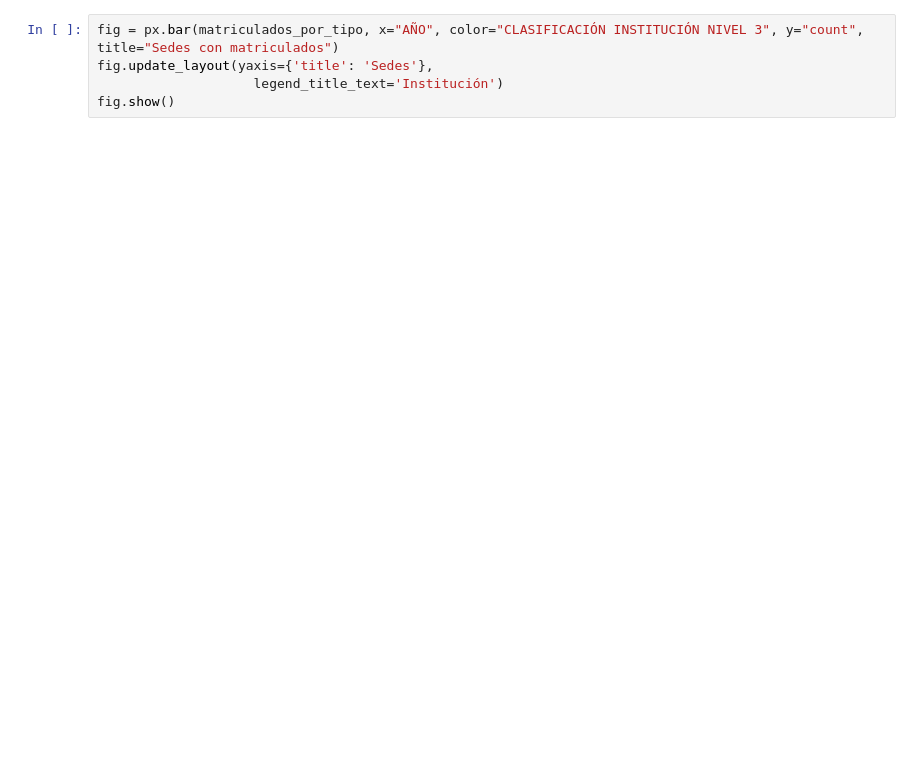
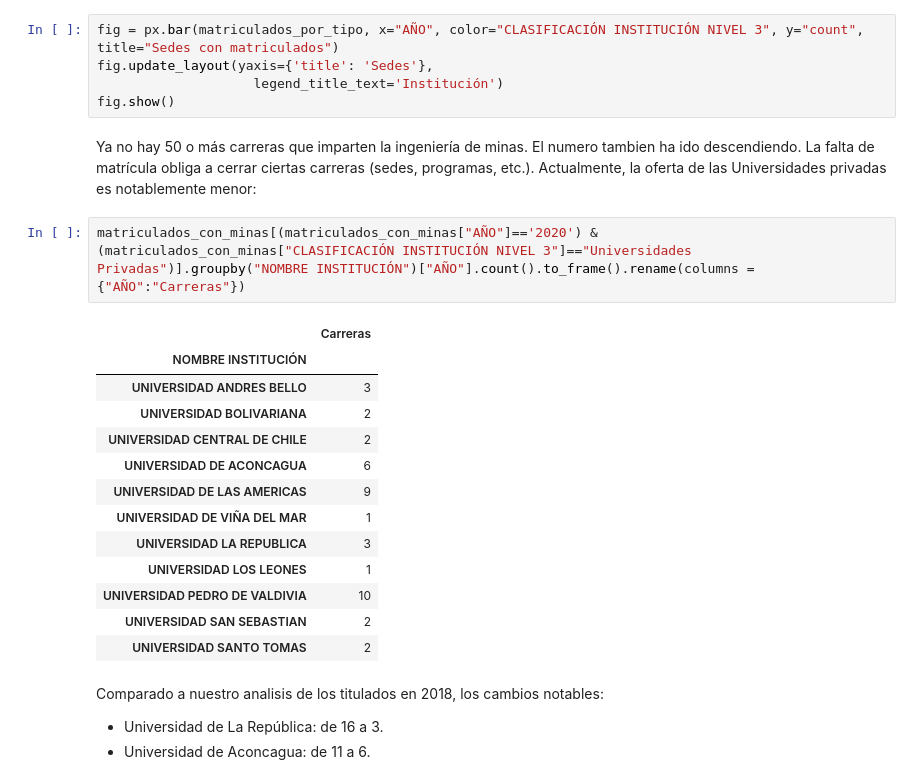
Before and after one commit to gnelis/Empleabilidad, a Jupyter notebook: analisis.ipynb, the cells around one changed output. Drawn from its saved outputs; the diff is of its cells as text; blank space fills up the shorter version.

```diff
--- a/analisis.ipynb
+++ b/analisis.ipynb
@@ -37,3 +101,25 @@ fig = px.bar(matriculados_por_tipo, x="AÑO", color="CLASIFICACIÓN INSTITUCIÓN
 fig.update_layout(yaxis={'title': 'Sedes'},
                     legend_title_text='Institución')
 fig.show()
+# %% [markdown]
+Ya no hay 50 o más carreras que imparten la ingeniería de minas. El numero tambien ha ido descendiendo. La falta de matrícula obliga a cerrar ciertas carreras (sedes, programas, etc.). Actualmente, la oferta de las Universidades privadas es notablemente menor:
+# %%
+matriculados_con_minas[(matriculados_con_minas["AÑO"]=='2020') & (matriculados_con_minas["CLASIFICACIÓN INSTITUCIÓN NIVEL 3"]=="Universidades Privadas")].groupby("NOMBRE INSTITUCIÓN")["AÑO"].count().to_frame().rename(columns = {"AÑO":"Carreras"})
+# %% [output]
+|  | Carreras |
+| NOMBRE INSTITUCIÓN |  |
+| UNIVERSIDAD ANDRES BELLO | 3 |
+| UNIVERSIDAD BOLIVARIANA | 2 |
+| UNIVERSIDAD CENTRAL DE CHILE | 2 |
+| UNIVERSIDAD DE ACONCAGUA | 6 |
+| UNIVERSIDAD DE LAS AMERICAS | 9 |
+| UNIVERSIDAD DE VIÑA DEL MAR | 1 |
+| UNIVERSIDAD LA REPUBLICA | 3 |
+| UNIVERSIDAD LOS LEONES | 1 |
+| UNIVERSIDAD PEDRO DE VALDIVIA | 10 |
+| UNIVERSIDAD SAN SEBASTIAN | 2 |
+| UNIVERSIDAD SANTO TOMAS | 2 |
+# %% [markdown]
+Comparado a nuestro analisis de los titulados en 2018, los cambios notables:
+- Universidad de La República: de 16 a 3.
+- Universidad de Aconcagua: de 11 a 6.
```
Also changed, not shown: parts of 25 cells of this notebook.
